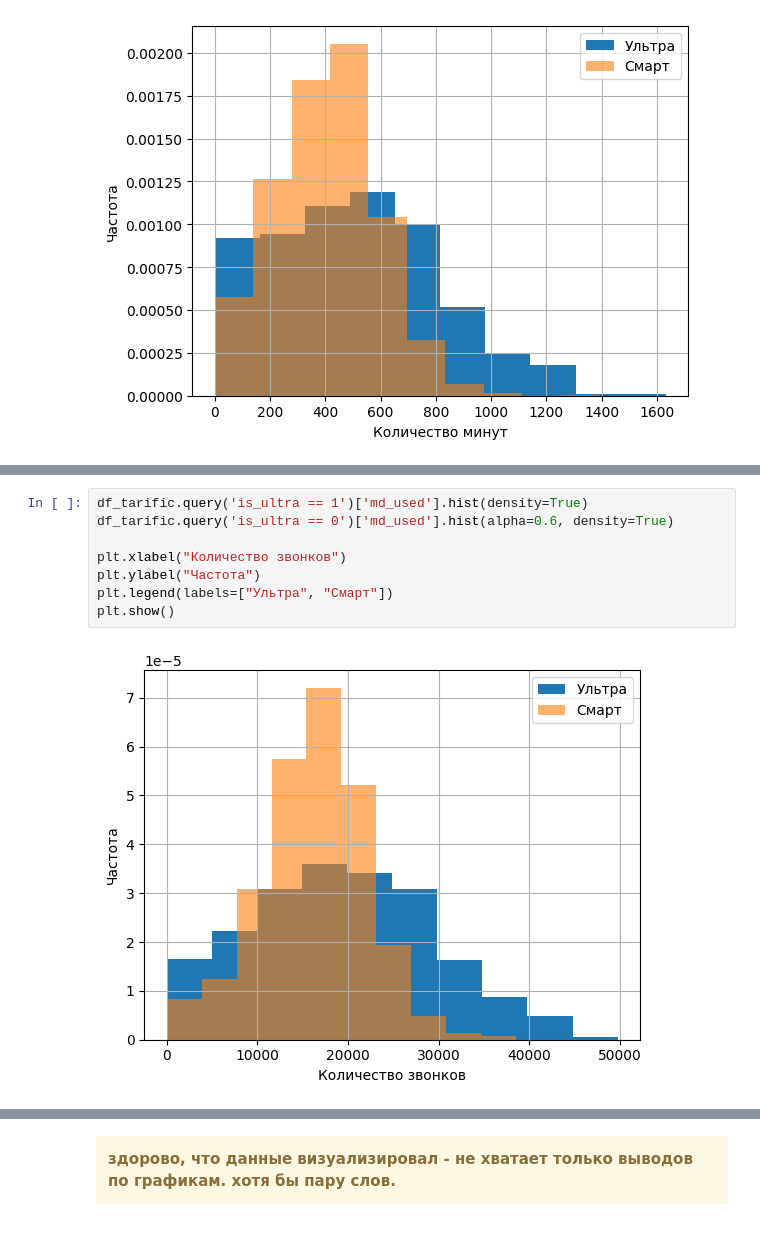
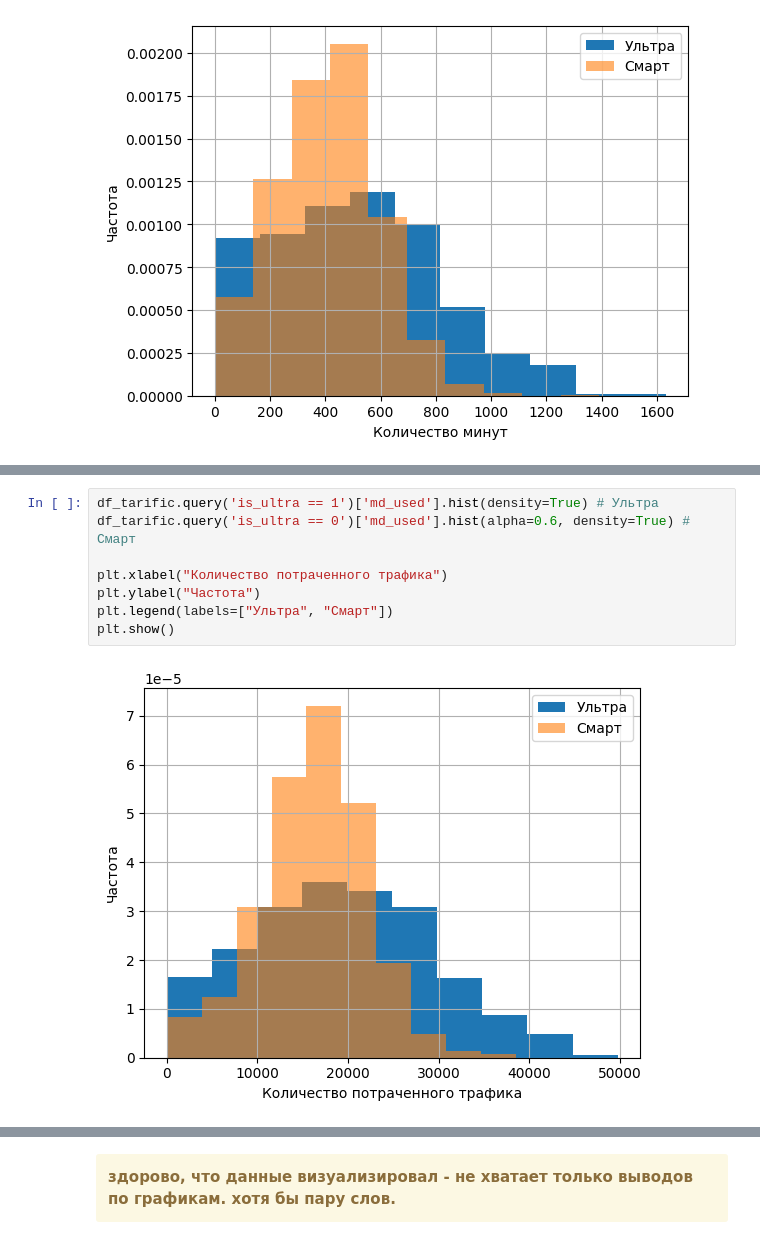
Before and after one commit to samurai921/task_sklearn, a Jupyter notebook: task_1.ipynb, the cells around one changed output, grey strips where cells are left out. Drawn from its saved outputs; the diff is of its cells as text.

```diff
--- a/task_1.ipynb
+++ b/task_1.ipynb
@@ -121,13 +127,13 @@ Correlation between 'calls' for 'is_ultra == 1' and 'minutes' for 'is_ultra == 1
 # %%
-df_tarific.query('is_ultra == 1')['md_used'].hist(density=True)
-df_tarific.query('is_ultra == 0')['md_used'].hist(alpha=0.6, density=True)
+df_tarific.query('is_ultra == 1')['md_used'].hist(density=True) # Ультра
+df_tarific.query('is_ultra == 0')['md_used'].hist(alpha=0.6, density=True) # Смарт
 
-plt.xlabel("Количество звонков")
+plt.xlabel("Количество потраченного трафика")
 plt.ylabel("Частота")
 plt.legend(labels=["Ультра", "Смарт"])
 plt.show()
 # %% [output]
-[figure, old version]
+[figure, new version]
 # %% [markdown]
 
 <div style="background-color: #c1b6fc; padding: 10px; border: 1px solid #a491fc;">
```
Also changed, not shown: parts of 48 cells of this notebook.
